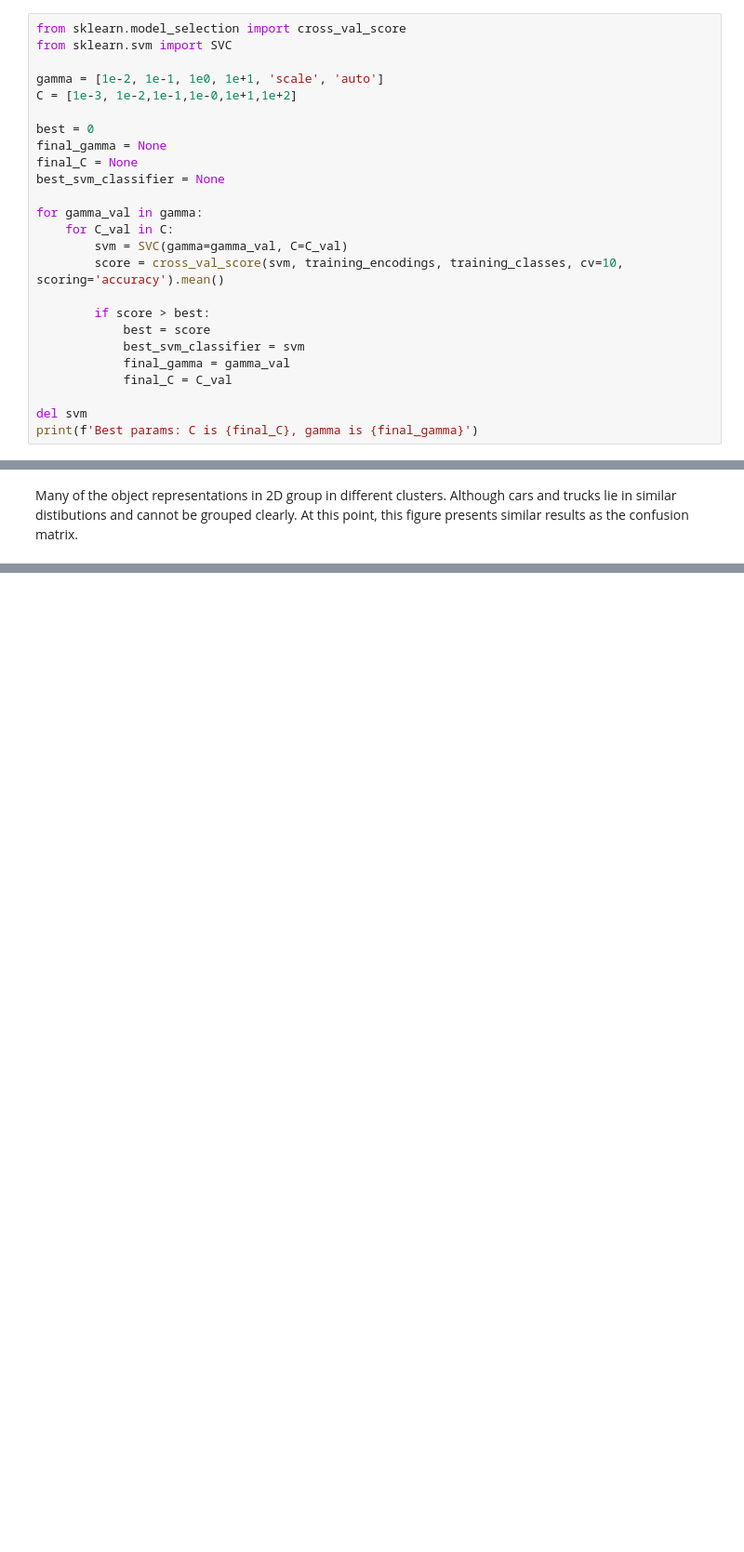
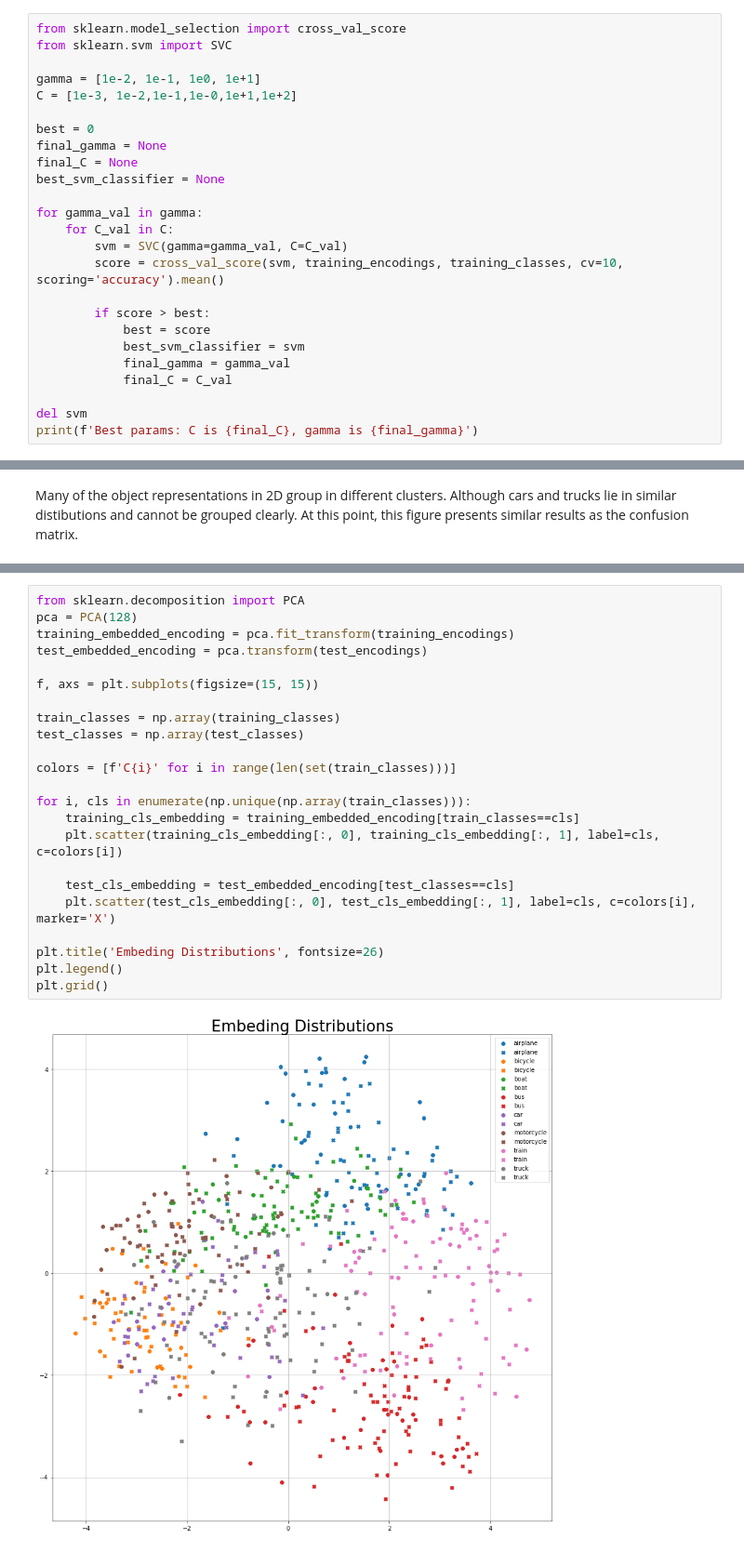
Before and after one commit to umursen/clip-case-study, a Jupyter notebook: FewShotExperiments.ipynb, the cells around one changed output, grey strips where cells are left out. Shown at 93% size. Drawn from its saved outputs; the diff is of its cells as text; blank space fills up the shorter version.

```diff
--- a/FewShotExperiments.ipynb
+++ b/FewShotExperiments.ipynb
@@ -124,7 +124,7 @@ training_encodings.shape, len(training_classes)
 from sklearn.model_selection import cross_val_score
 from sklearn.svm import SVC
 
-gamma = [1e-2, 1e-1, 1e0, 1e+1, 'scale', 'auto']
+gamma = [1e-2, 1e-1, 1e0, 1e+1]
 C = [1e-3, 1e-2,1e-1,1e-0,1e+1,1e+2]
 
 best = 0
@@ -579,0 +733,25 @@ plt.grid()
+# %%
+from sklearn.decomposition import PCA
+pca = PCA(128)
+training_embedded_encoding = pca.fit_transform(training_encodings)
+test_embedded_encoding = pca.transform(test_encodings)
+
+f, axs = plt.subplots(figsize=(15, 15))
+
+train_classes = np.array(training_classes)
+test_classes = np.array(test_classes)
+
+colors = [f'C{i}' for i in range(len(set(train_classes)))]
+
+for i, cls in enumerate(np.unique(np.array(train_classes))):
+    training_cls_embedding = training_embedded_encoding[train_classes==cls]
+    plt.scatter(training_cls_embedding[:, 0], training_cls_embedding[:, 1], label=cls, c=colors[i])
+
+    test_cls_embedding = test_embedded_encoding[test_classes==cls]
+    plt.scatter(test_cls_embedding[:, 0], test_cls_embedding[:, 1], label=cls, c=colors[i], marker='X')
+
+plt.title('Embeding Distributions', fontsize=26)
+plt.legend()
+plt.grid()
+# %% [output]
+[figure, added]
```
Also changed, not shown: parts of 8 cells of this notebook.
